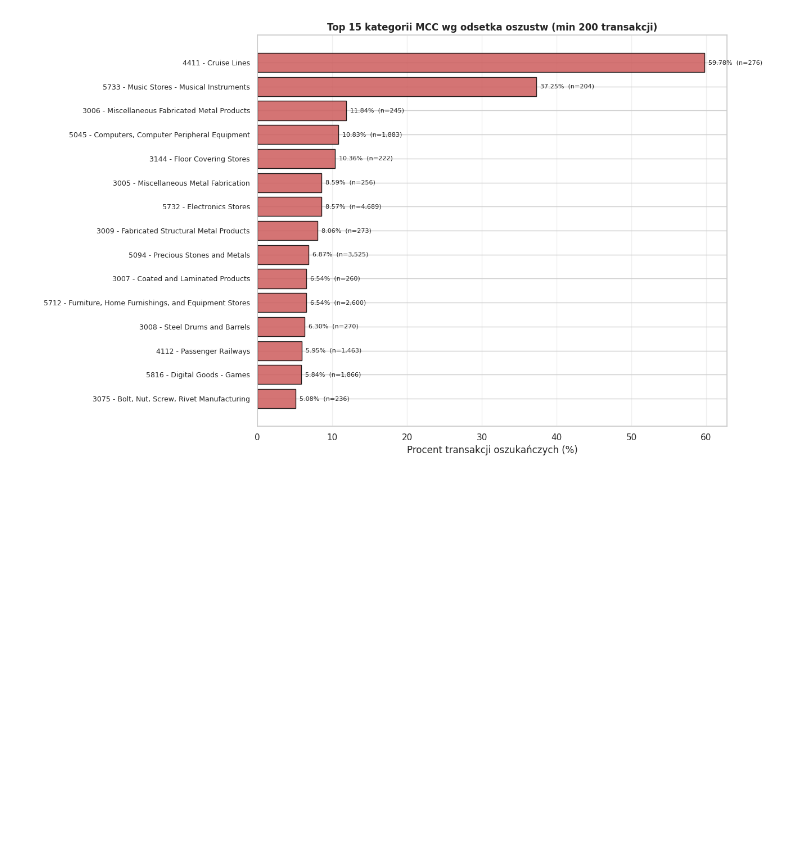
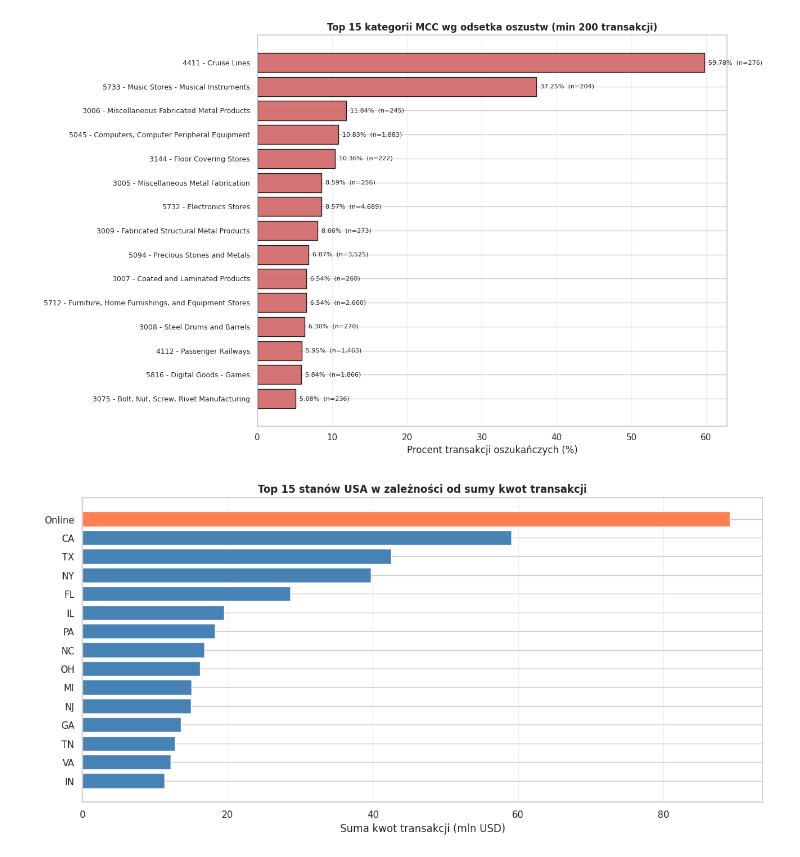
Before and after one commit to rrubaszek/TransactionDatasetAnalysis, a Jupyter notebook: notebooks/03-eda-analysis-all.ipynb, the cells around one changed output. Drawn from its saved outputs; the diff is of its cells as text; code cells hidden in the pictures; blank space fills up the shorter version.

```diff
--- a/notebooks/03-eda-analysis-all.ipynb
+++ b/notebooks/03-eda-analysis-all.ipynb
@@ -93,3 +91,7 @@ analysis.plot_graph(
 )
 # %% [output]
 [figure]
+# %%
+analysis.plot_graph(plot_top_states_by_amount, analysis.transactions, top_n=15)
+# %% [output]
+[figure, added]
```
Also changed, not shown: parts of 5 cells of this notebook, 6 other files.
